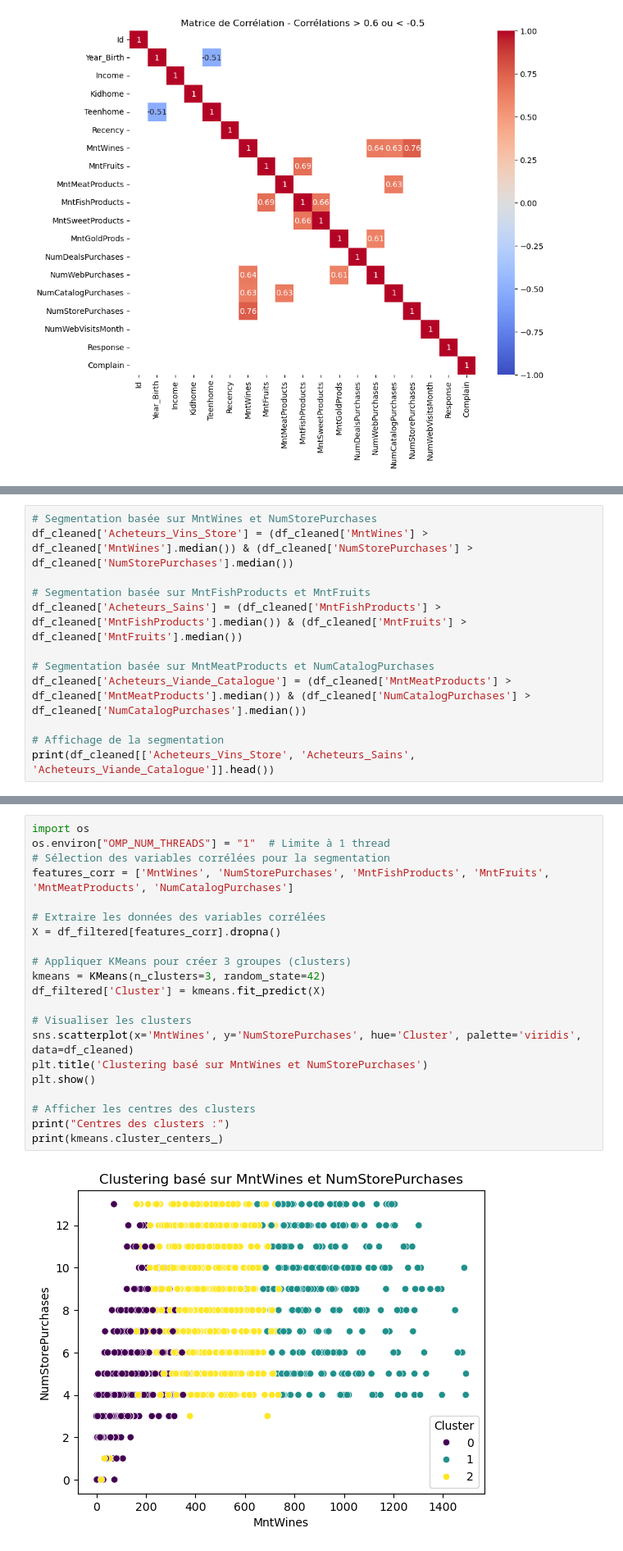
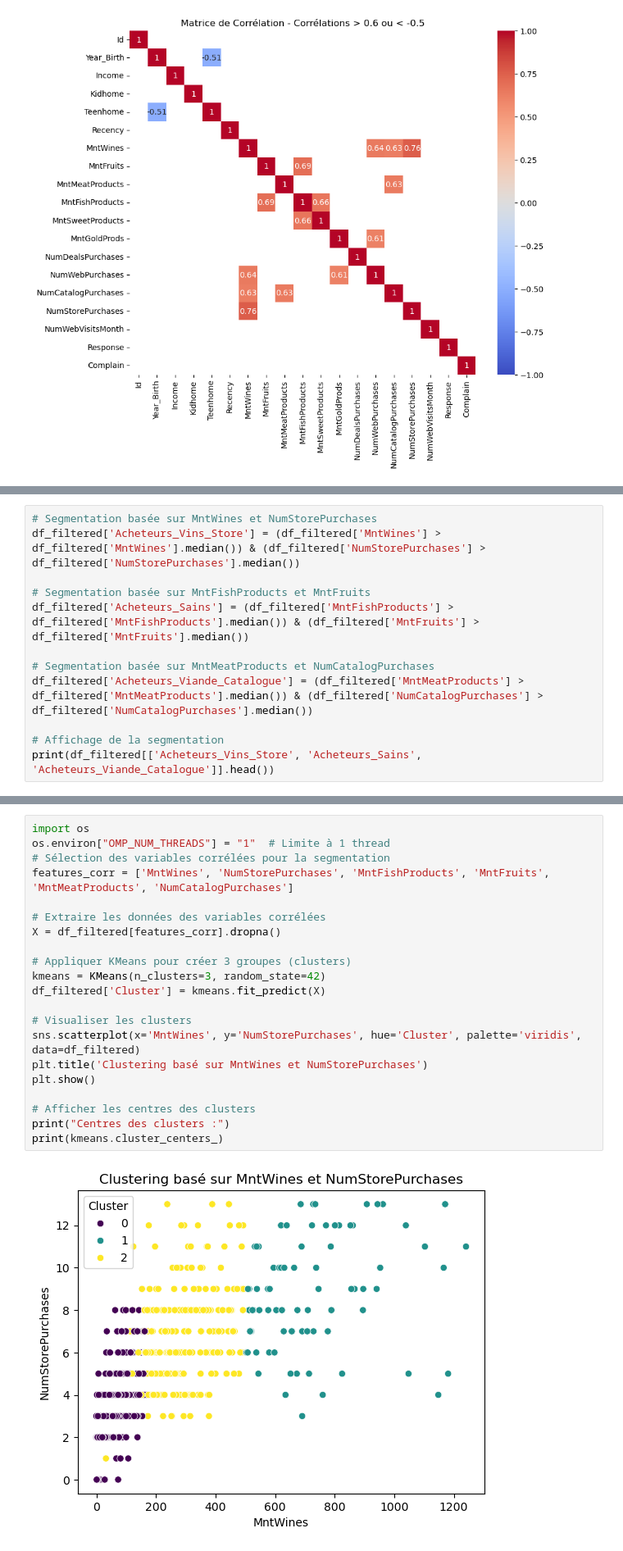
Before and after one commit to syphaxlch/ExploratoryDataAnalysis_ML, a Jupyter notebook: code.ipynb, the cells around one changed output, grey strips where cells are left out. Shown at 82% size. Saved outputs shown, nothing was run; the diff lists cells and outputs as text.

```diff
--- a/code.ipynb
+++ b/code.ipynb
@@ -141,13 +159,13 @@ plt.show()
 # %%
 # Segmentation basée sur MntWines et NumStorePurchases
-df_cleaned['Acheteurs_Vins_Store'] = (df_cleaned['MntWines'] > df_cleaned['MntWines'].median()) & (df_cleaned['NumStorePurchases'] > df_cleaned['NumStorePurchases'].median())
+df_filtered['Acheteurs_Vins_Store'] = (df_filtered['MntWines'] > df_filtered['MntWines'].median()) & (df_filtered['NumStorePurchases'] > df_filtered['NumStorePurchases'].median())
 
 # Segmentation basée sur MntFishProducts et MntFruits
-df_cleaned['Acheteurs_Sains'] = (df_cleaned['MntFishProducts'] > df_cleaned['MntFishProducts'].median()) & (df_cleaned['MntFruits'] > df_cleaned['MntFruits'].median())
+df_filtered['Acheteurs_Sains'] = (df_filtered['MntFishProducts'] > df_filtered['MntFishProducts'].median()) & (df_filtered['MntFruits'] > df_filtered['MntFruits'].median())
 
 # Segmentation basée sur MntMeatProducts et NumCatalogPurchases
-df_cleaned['Acheteurs_Viande_Catalogue'] = (df_cleaned['MntMeatProducts'] > df_cleaned['MntMeatProducts'].median()) & (df_cleaned['NumCatalogPurchases'] > df_cleaned['NumCatalogPurchases'].median())
+df_filtered['Acheteurs_Viande_Catalogue'] = (df_filtered['MntMeatProducts'] > df_filtered['MntMeatProducts'].median()) & (df_filtered['NumCatalogPurchases'] > df_filtered['NumCatalogPurchases'].median())
 
 # Affichage de la segmentation
-print(df_cleaned[['Acheteurs_Vins_Store', 'Acheteurs_Sains', 'Acheteurs_Viande_Catalogue']].head())
+print(df_filtered[['Acheteurs_Vins_Store', 'Acheteurs_Sains', 'Acheteurs_Viande_Catalogue']].head())
 # %% [output]
@@ -160,26 +184,26 @@ print(df_cleaned[['Acheteurs_Vins_Store', 'Acheteurs_Sains', 'Acheteurs_Viande_C
 # %%
 import os
 os.environ["OMP_NUM_THREADS"] = "1"  # Limite à 1 thread
 # Sélection des variables corrélées pour la segmentation
 features_corr = ['MntWines', 'NumStorePurchases', 'MntFishProducts', 'MntFruits', 'MntMeatProducts', 'NumCatalogPurchases']
 
 # Extraire les données des variables corrélées
 X = df_filtered[features_corr].dropna()
 
 # Appliquer KMeans pour créer 3 groupes (clusters)
 kmeans = KMeans(n_clusters=3, random_state=42)
 df_filtered['Cluster'] = kmeans.fit_predict(X)
 
 # Visualiser les clusters
-sns.scatterplot(x='MntWines', y='NumStorePurchases', hue='Cluster', palette='viridis', data=df_cleaned)
+sns.scatterplot(x='MntWines', y='NumStorePurchases', hue='Cluster', palette='viridis', data=df_filtered)
 plt.title('Clustering basé sur MntWines et NumStorePurchases')
 plt.show()
 
 # Afficher les centres des clusters
 print("Centres des clusters :")
 print(kmeans.cluster_centers_)
 # %% [output]
-[figure, old version]
+[figure, new version]
 Centres des clusters :
 [[3.54253215e+01 3.18298714e+00 8.68447082e+00 5.79821958e+00
   2.31592483e+01 5.33135509e-01]
```
Also changed, not shown: parts of 55 cells of this notebook.
